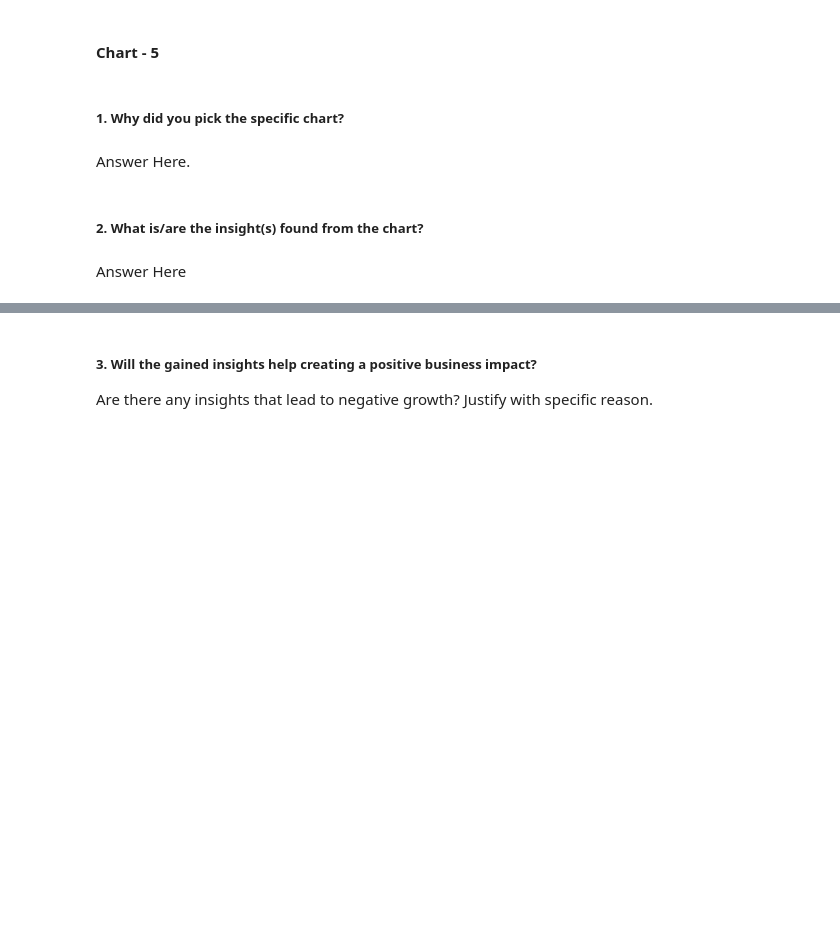
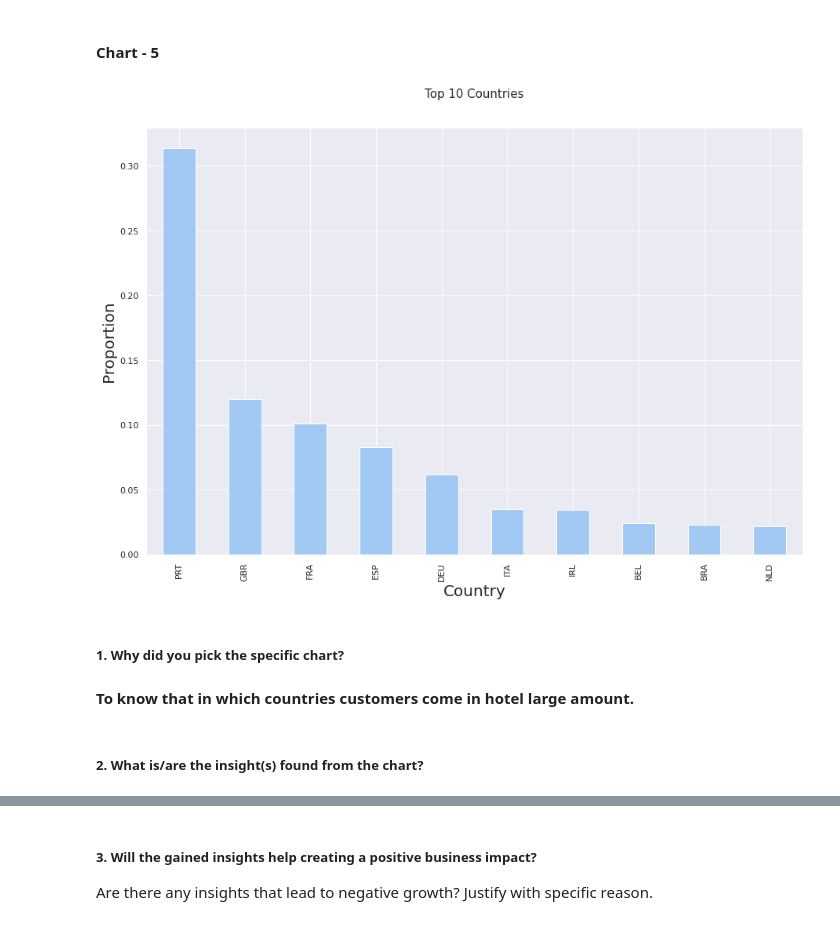
Before and after one commit to Ganeshbhavale/EDA-Hotel-Booking-Analysis., a Jupyter notebook: Ganesh_EDA_Hotel_Booking_Project_.ipynb, the cells around one changed output, grey strips where cells are left out. Cells and saved outputs as stored; diff of their text form; code cells hidden in the pictures; blank space fills up the shorter version.

```diff
--- a/Ganesh_EDA_Hotel_Booking_Project_.ipynb
+++ b/Ganesh_EDA_Hotel_Booking_Project_.ipynb
@@ -784,8 +782,19 @@ Are there any insights that lead to negative growth? Justify with specific reaso
+# %%
+# Chart - 5 visualization code
+#Visualizing Country of customer arrival using countplot:
+sns.set_context('notebook')
+sns.set_style("darkgrid")
+sns.set_palette('pastel')
+Hotel_data_df_1['country'].value_counts(normalize =True)[0:10].plot(kind ='bar')
+plt.xlabel('Country',fontsize =20)
+plt.ylabel('Proportion',fontsize =20)
+plt.title('Top 10 Countries', fontsize =15, y =1.06)
+plt.show()
+# %% [output]
+[figure, added]
 # %% [markdown]
 ##### 1. Why did you pick the specific chart?
-# %% [markdown]
-Answer Here.
+# %% [markdown]
+**To know that in which countries customers come in hotel large amount.**
 # %% [markdown]
 ##### 2. What is/are the insight(s) found from the chart?
-# %% [markdown]
-Answer Here
```
Also changed, not shown: parts of 12 cells of this notebook.
